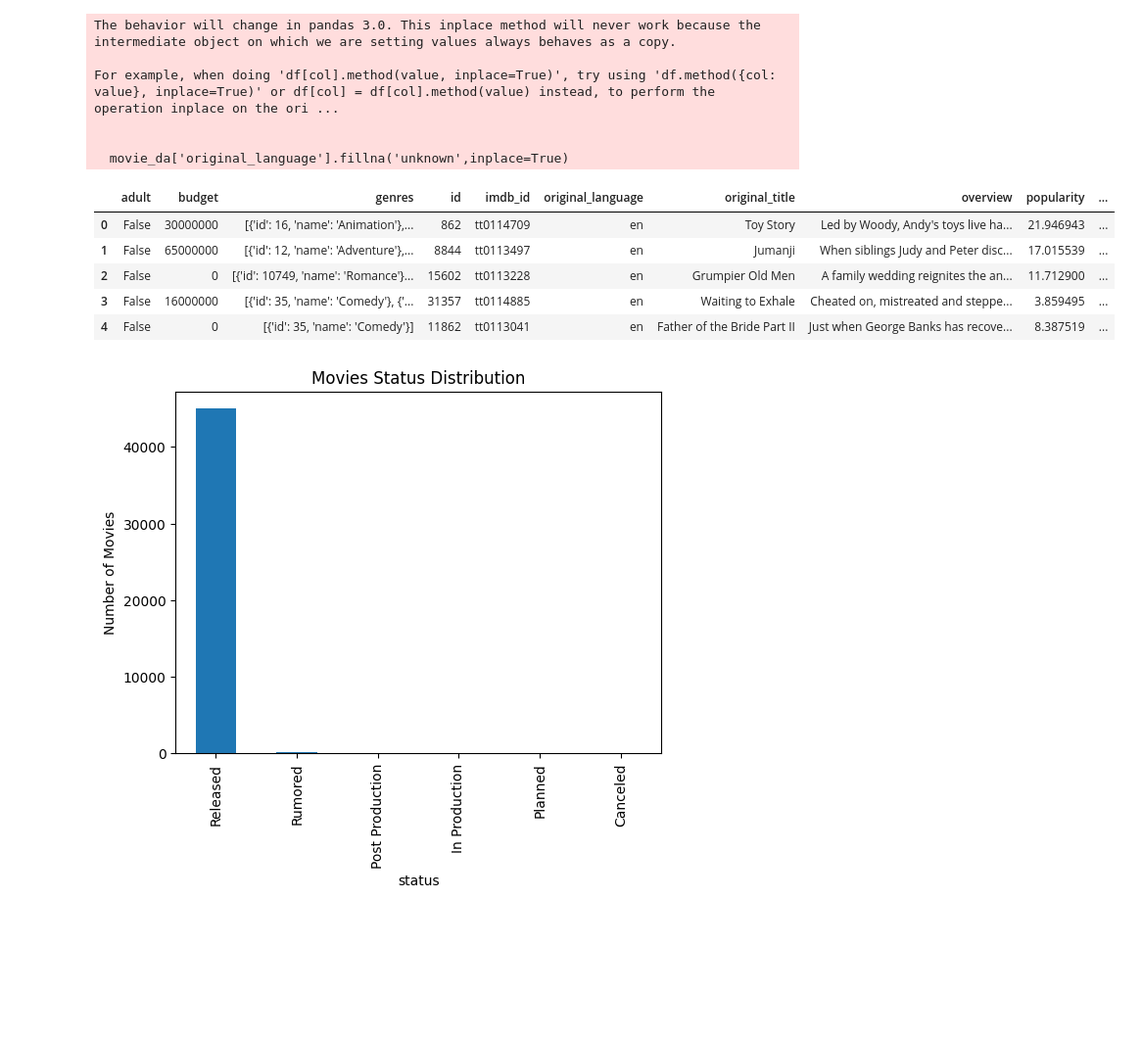
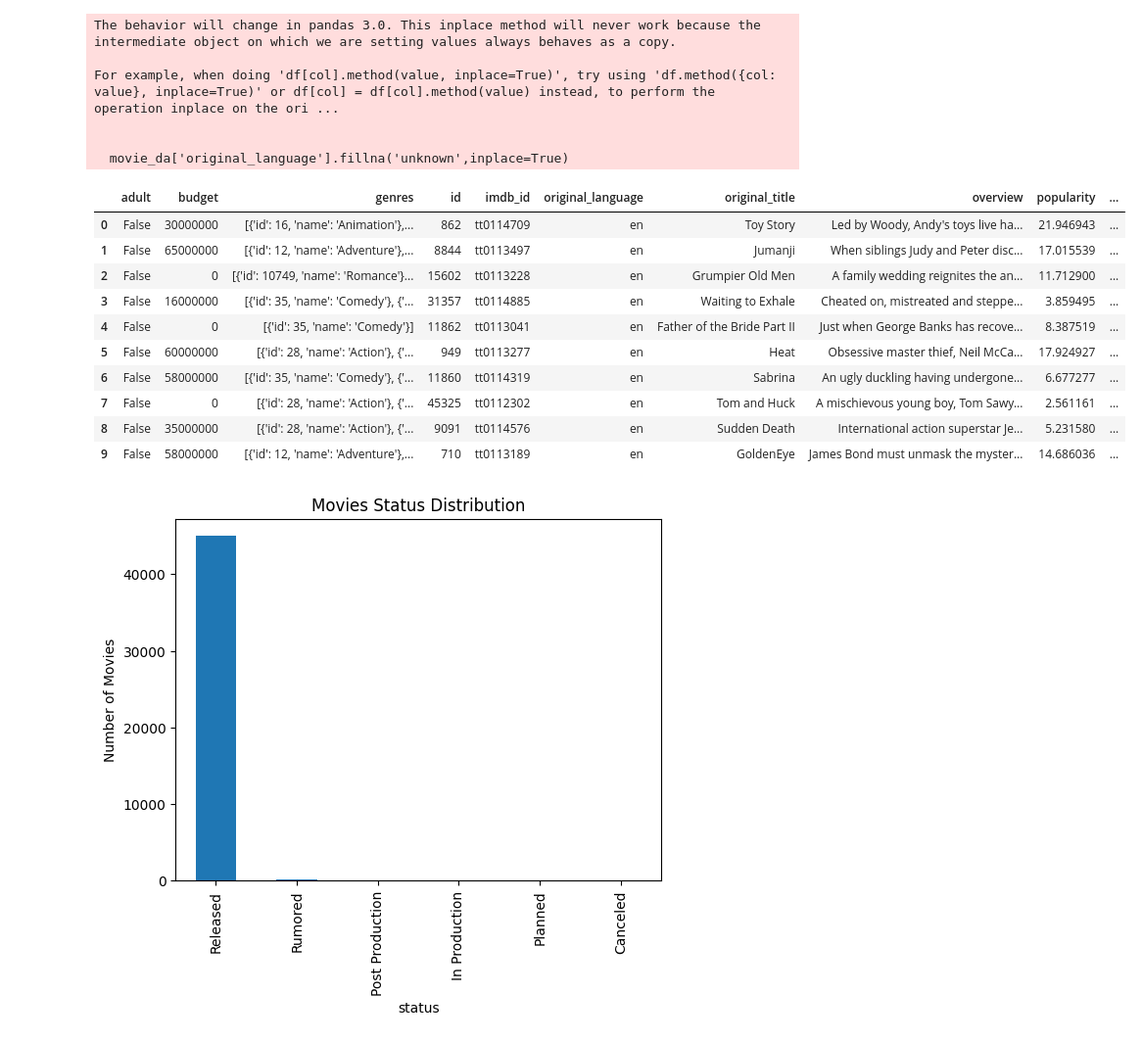
Before and after one commit to yashsati072-create/Movie-Recommendation-System, a Jupyter notebook: Another_copy_of_Movie_Recommendation_System.ipynb, the cells around one changed output. Shown at 98% size. Drawn from its saved outputs; the diff is of its cells as text; code cells hidden in the pictures; blank space fills up the shorter version.

```diff
--- a/Another_copy_of_Movie_Recommendation_System.ipynb
+++ b/Another_copy_of_Movie_Recommendation_System.ipynb
@@ -558,14 +558,19 @@ For example, when doing 'df[col].method(value, inplace=True)', try using 'df.met
 
   movie_da['original_language'].fillna('unknown',inplace=True)
 # %%
-movie_da.head()
+movie_da.head(10)
 # %% [output]
 |  | adult | budget | genres | id | imdb_id | original_language | original_title | overview | popularity | ... |
 | 0 | False | 30000000 | [{'id': 16, 'name': 'Animation'},... | 862 | tt0114709 | en | Toy Story | Led by Woody, Andy's toys live ha... | 21.946943 | ... |
 | 1 | False | 65000000 | [{'id': 12, 'name': 'Adventure'},... | 8844 | tt0113497 | en | Jumanji | When siblings Judy and Peter disc... | 17.015539 | ... |
 | 2 | False | 0 | [{'id': 10749, 'name': 'Romance'}... | 15602 | tt0113228 | en | Grumpier Old Men | A family wedding reignites the an... | 11.712900 | ... |
 | 3 | False | 16000000 | [{'id': 35, 'name': 'Comedy'}, {'... | 31357 | tt0114885 | en | Waiting to Exhale | Cheated on, mistreated and steppe... | 3.859495 | ... |
 | 4 | False | 0 | [{'id': 35, 'name': 'Comedy'}] | 11862 | tt0113041 | en | Father of the Bride Part II | Just when George Banks has recove... | 8.387519 | ... |
+| 5 | False | 60000000 | [{'id': 28, 'name': 'Action'}, {'... | 949 | tt0113277 | en | Heat | Obsessive master thief, Neil McCa... | 17.924927 | ... |
+| 6 | False | 58000000 | [{'id': 35, 'name': 'Comedy'}, {'... | 11860 | tt0114319 | en | Sabrina | An ugly duckling having undergone... | 6.677277 | ... |
+| 7 | False | 0 | [{'id': 28, 'name': 'Action'}, {'... | 45325 | tt0112302 | en | Tom and Huck | A mischievous young boy, Tom Sawy... | 2.561161 | ... |
+| 8 | False | 35000000 | [{'id': 28, 'name': 'Action'}, {'... | 9091 | tt0114576 | en | Sudden Death | International action superstar Je... | 5.231580 | ... |
+| 9 | False | 58000000 | [{'id': 12, 'name': 'Adventure'},... | 710 | tt0113189 | en | GoldenEye | James Bond must unmask the myster... | 14.686036 | ... |
 # %%
 import matplotlib.pyplot as plt
 movie_da['status'].value_counts().plot(kind='bar')
```
Also changed, not shown: parts of 7 cells of this notebook.
